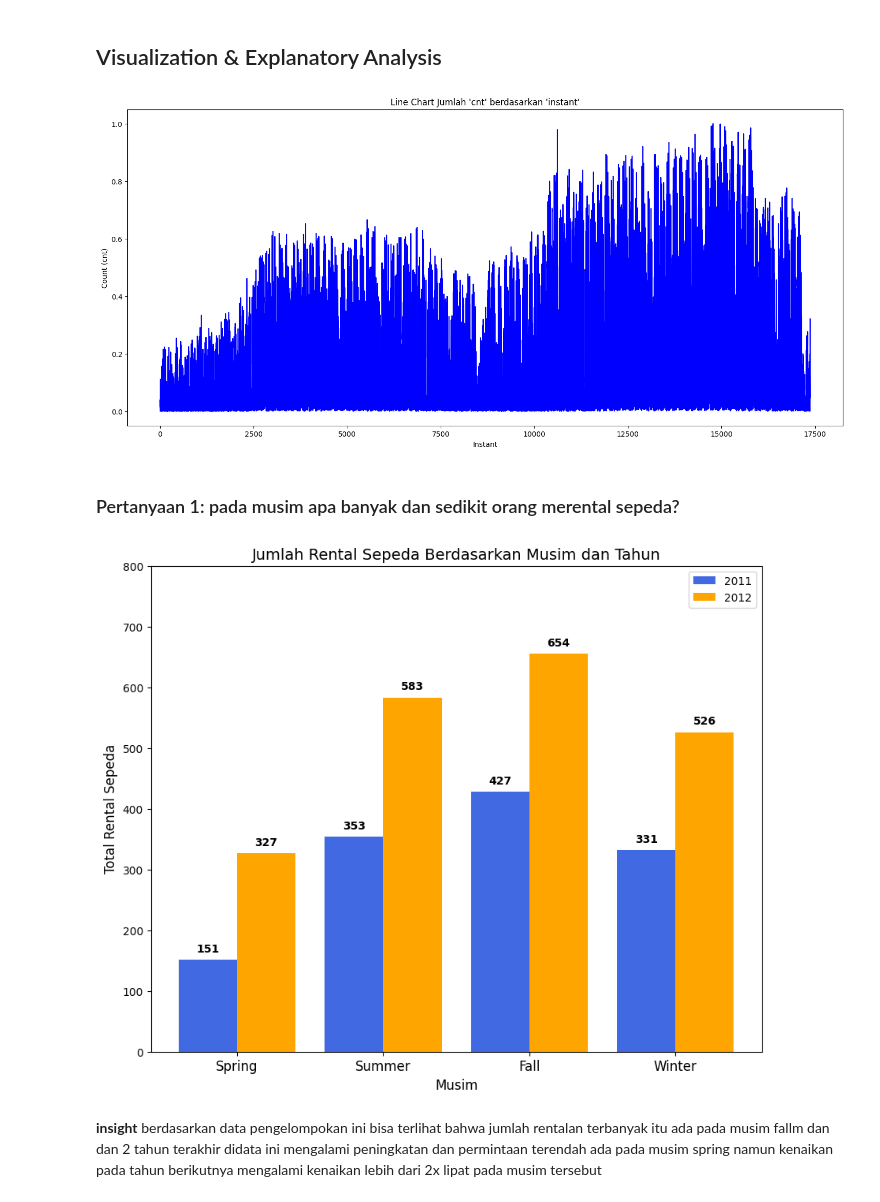
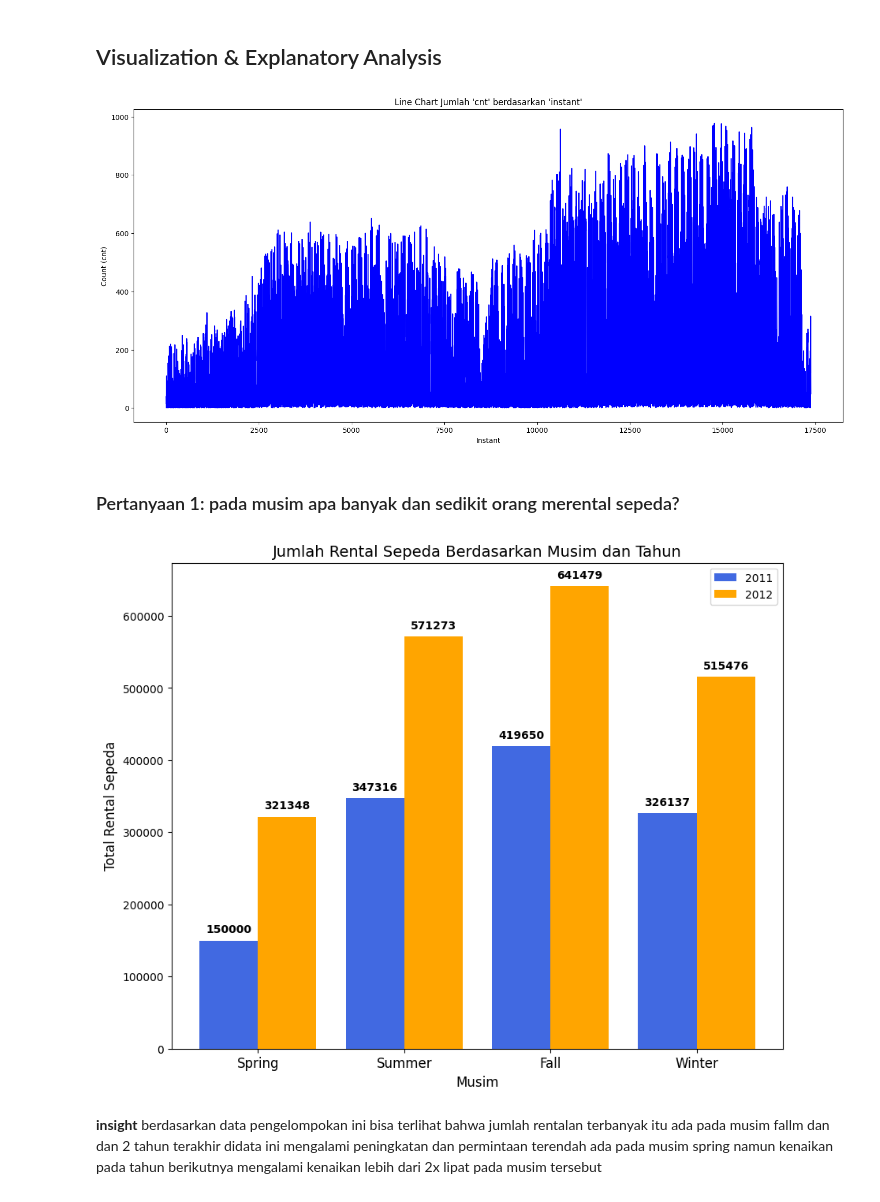
Before and after one commit to rexxar280903/Dicoding, a Jupyter notebook: Proyek_Analisis_Data.ipynb, the cells around one changed output. Drawn from its saved outputs; the diff is of its cells as text; code cells hidden in the pictures.

```diff
--- a/Proyek_Analisis_Data.ipynb
+++ b/Proyek_Analisis_Data.ipynb
@@ -187,13 +166,0 @@ Note: you may need to restart the kernel to use updated packages.
-# %%
-from sklearn.preprocessing import MinMaxScaler
-# Kolom numerik yang akan dinormalisasi
-numeric_cols = ['temp', 'atemp', 'hum', 'windspeed', 'casual', 'registered', 'cnt']
-
-# Inisialisasi scaler
-scaler = MinMaxScaler()
-
-# Normalisasi
-data[numeric_cols] = scaler.fit_transform(data[numeric_cols])
-
-# Cek hasil
-print(data.head())
@@ -272,7 +218,7 @@ plt.ylabel("Count (cnt)")
 # Menampilkan plot
 plt.show()
 # %% [output]
-[figure, old version]
+[figure, new version]
 # %% [markdown]
 ### Pertanyaan 1: pada musim apa banyak dan sedikit orang merental sepeda?
 # %%
@@ -282,36 +228,35 @@ season_rentals = data.groupby(['season', 'yr'])['cnt'].sum().unstack()
 
 # Sumbu X (jumlah musim)
 x = np.arange(len(season_rentals.index))
 width = 0.4  # Lebar batang
 
 # Membuat figure dan axis
 fig, ax = plt.subplots(figsize=(10, 8))
 
 # Membuat barchart dengan 2 batang untuk setiap musim (2011 & 2012)
 rects1 = ax.bar(x - width/2, season_rentals[0], width, label="2011", color='royalblue')
 rects2 = ax.bar(x + width/2, season_rentals[1], width, label="2012", color='orange')
 
 # Menampilkan angka di atas batang
 ax.bar_label(rects1, padding=5, fmt='%d', color='black', fontweight='bold')
 ax.bar_label(rects2, padding=5, fmt='%d', color='black', fontweight='bold')
 
 # **Menambahkan label musim pada sumbu X**
 ax.set_xticks(x)
 ax.set_xticklabels(['Spring', 'Summer', 'Fall', 'Winter'], fontsize=12)
 
-# Menyesuaikan skala sumbu Y
-ax.set_ylim(0, 800)
+
 
 # Menambahkan judul dan label sumbu
 plt.title('Jumlah Rental Sepeda Berdasarkan Musim dan Tahun', fontsize=14)
 plt.xlabel('Musim', fontsize=12)
 plt.ylabel('Total Rental Sepeda', fontsize=12)
 plt.legend()  # Tambahkan keterangan untuk tahun
 
 # Menampilkan grafik
 plt.show()
 # %% [output]
-[figure, old version]
+[figure, new version]
 # %% [markdown]
 **insight**
 berdasarkan data pengelompokan ini bisa terlihat bahwa jumlah rentalan terbanyak itu ada pada musim fallm dan dan 2 tahun terakhir didata ini mengalami peningkatan dan permintaan terendah ada pada musim spring namun kenaikan pada tahun berikutnya mengalami kenaikan lebih dari 2x lipat pada musim tersebut
```
Also changed, not shown: parts of 7 cells of this notebook.
